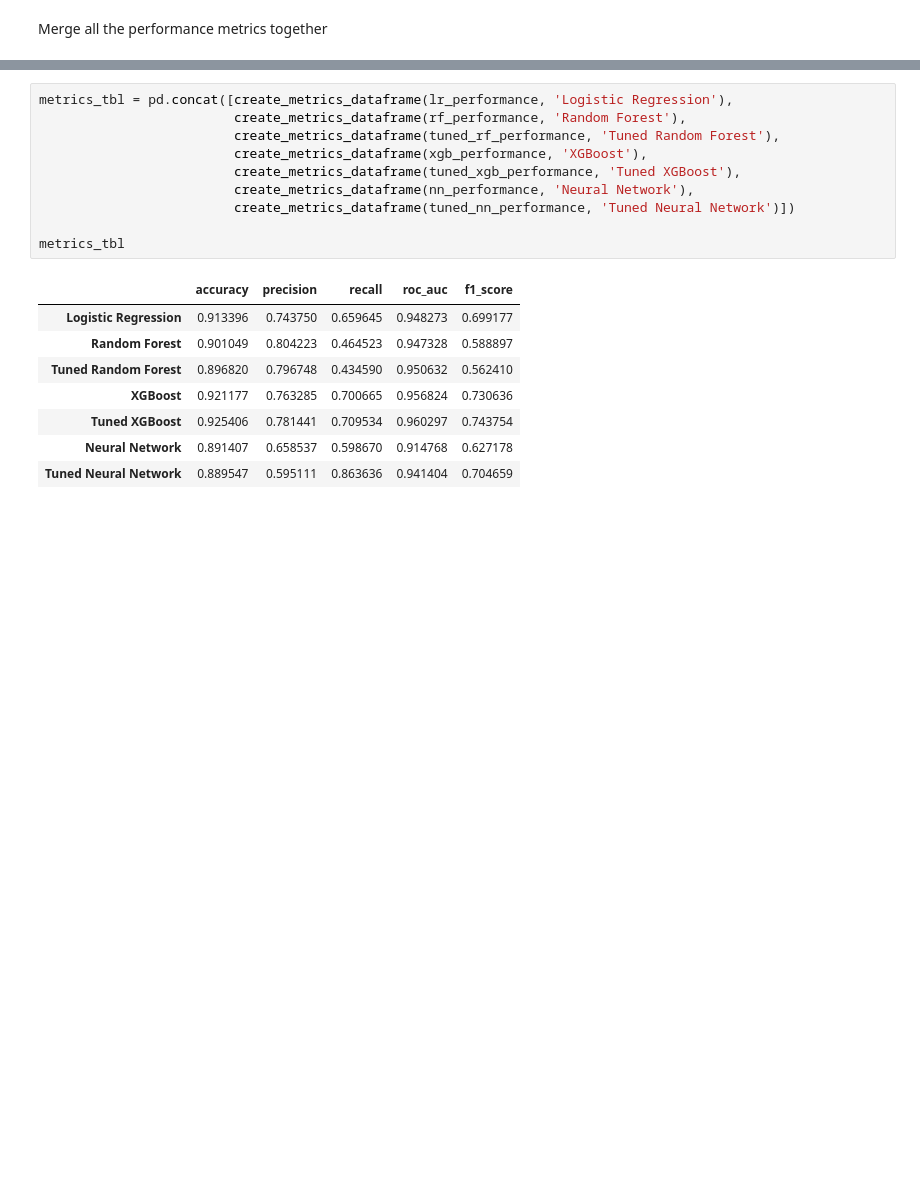
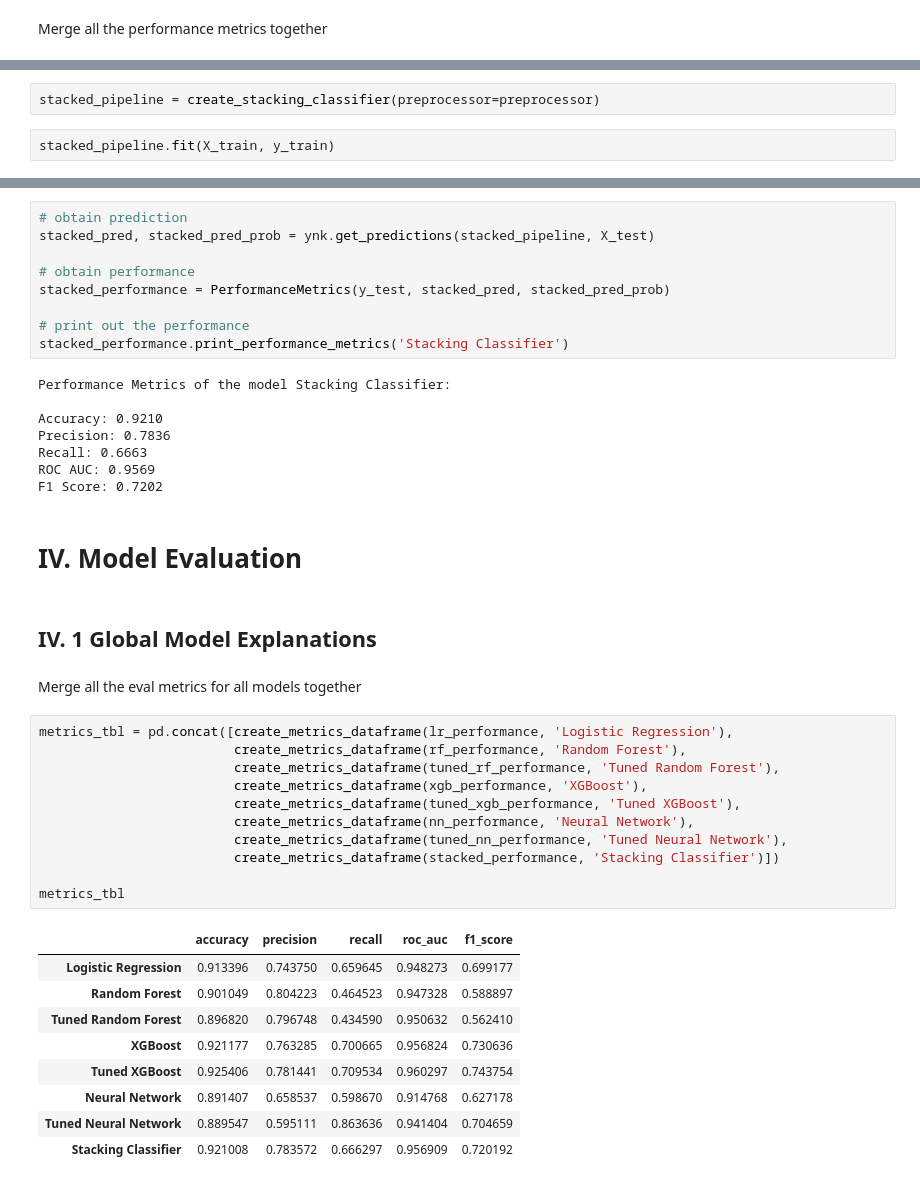
Before and after one commit to namtran6701/Default-Prediction, a Jupyter notebook: NamTran_notebook.ipynb, the cells around one changed output, grey strips where cells are left out. Cells and saved outputs as stored; diff of their text form; blank space fills up the shorter version.

Commit message:
model eval and stacking models

```diff
--- a/NamTran_notebook.ipynb
+++ b/NamTran_notebook.ipynb
@@ -665,0 +685,4 @@ Merge all the performance metrics together
+# %%
+stacked_pipeline = create_stacking_classifier(preprocessor=preprocessor)
+# %%
+stacked_pipeline.fit(X_train, y_train)
@@ -666,19 +707,44 @@ Merge all the performance metrics together
+# %%
+# obtain prediction
+stacked_pred, stacked_pred_prob = ynk.get_predictions(stacked_pipeline, X_test)
+
+# obtain performance
+stacked_performance = PerformanceMetrics(y_test, stacked_pred, stacked_pred_prob)
+
+# print out the performance
+stacked_performance.print_performance_metrics('Stacking Classifier')
+# %% [output]
+Performance Metrics of the model Stacking Classifier:
+
+Accuracy: 0.9210
+Precision: 0.7836
+Recall: 0.6663
+ROC AUC: 0.9569
+F1 Score: 0.7202
+# %% [markdown]
+# IV. Model Evaluation
+# %% [markdown]
+## IV. 1 Global Model Explanations
+# %% [markdown]
+Merge all the eval metrics for all models together
 # %%
 metrics_tbl = pd.concat([create_metrics_dataframe(lr_performance, 'Logistic Regression'),
                          create_metrics_dataframe(rf_performance, 'Random Forest'),
                          create_metrics_dataframe(tuned_rf_performance, 'Tuned Random Forest'),
                          create_metrics_dataframe(xgb_performance, 'XGBoost'),
                          create_metrics_dataframe(tuned_xgb_performance, 'Tuned XGBoost'),
                          create_metrics_dataframe(nn_performance, 'Neural Network'),
-                         create_metrics_dataframe(tuned_nn_performance, 'Tuned Neural Network')])
+                         create_metrics_dataframe(tuned_nn_performance, 'Tuned Neural Network'),
+                         create_metrics_dataframe(stacked_performance, 'Stacking Classifier')])
 
 metrics_tbl
 # %% [output]
 |  | accuracy | precision | recall | roc_auc | f1_score |
 | Logistic Regression | 0.913396 | 0.743750 | 0.659645 | 0.948273 | 0.699177 |
 | Random Forest | 0.901049 | 0.804223 | 0.464523 | 0.947328 | 0.588897 |
 | Tuned Random Forest | 0.896820 | 0.796748 | 0.434590 | 0.950632 | 0.562410 |
 | XGBoost | 0.921177 | 0.763285 | 0.700665 | 0.956824 | 0.730636 |
 | Tuned XGBoost | 0.925406 | 0.781441 | 0.709534 | 0.960297 | 0.743754 |
 | Neural Network | 0.891407 | 0.658537 | 0.598670 | 0.914768 | 0.627178 |
 | Tuned Neural Network | 0.889547 | 0.595111 | 0.863636 | 0.941404 | 0.704659 |
+| Stacking Classifier | 0.921008 | 0.783572 | 0.666297 | 0.956909 | 0.720192 |
```
Also changed, not shown: parts of 17 cells of this notebook, 2 other files.
